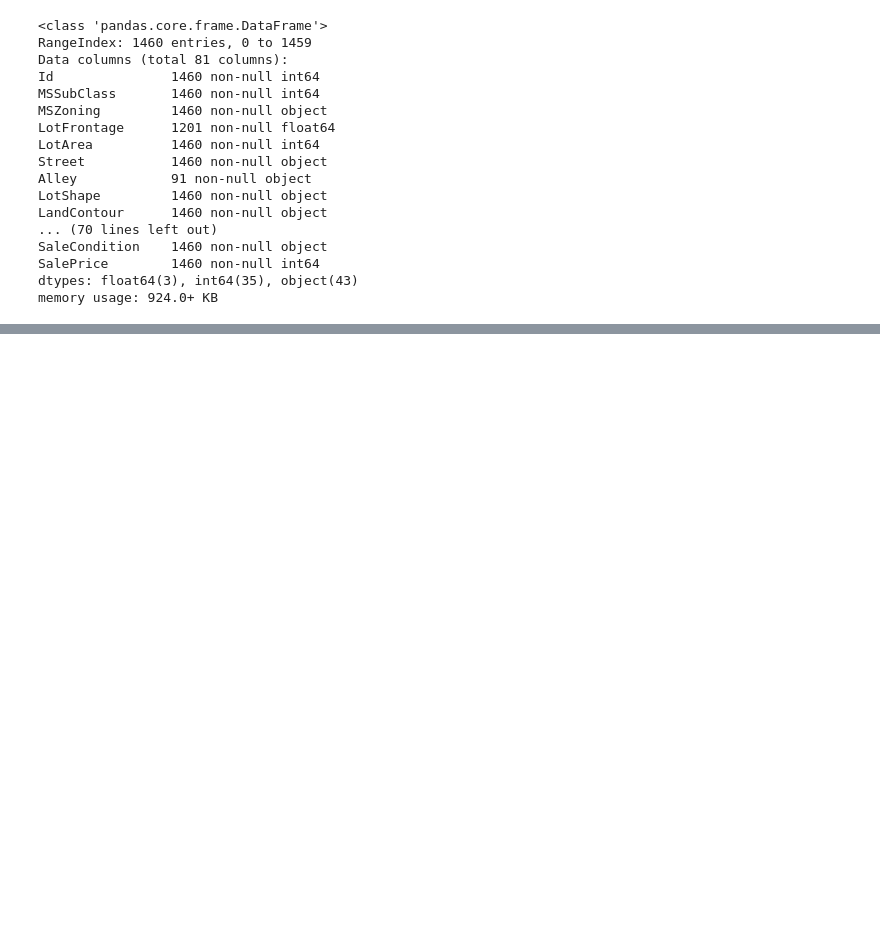
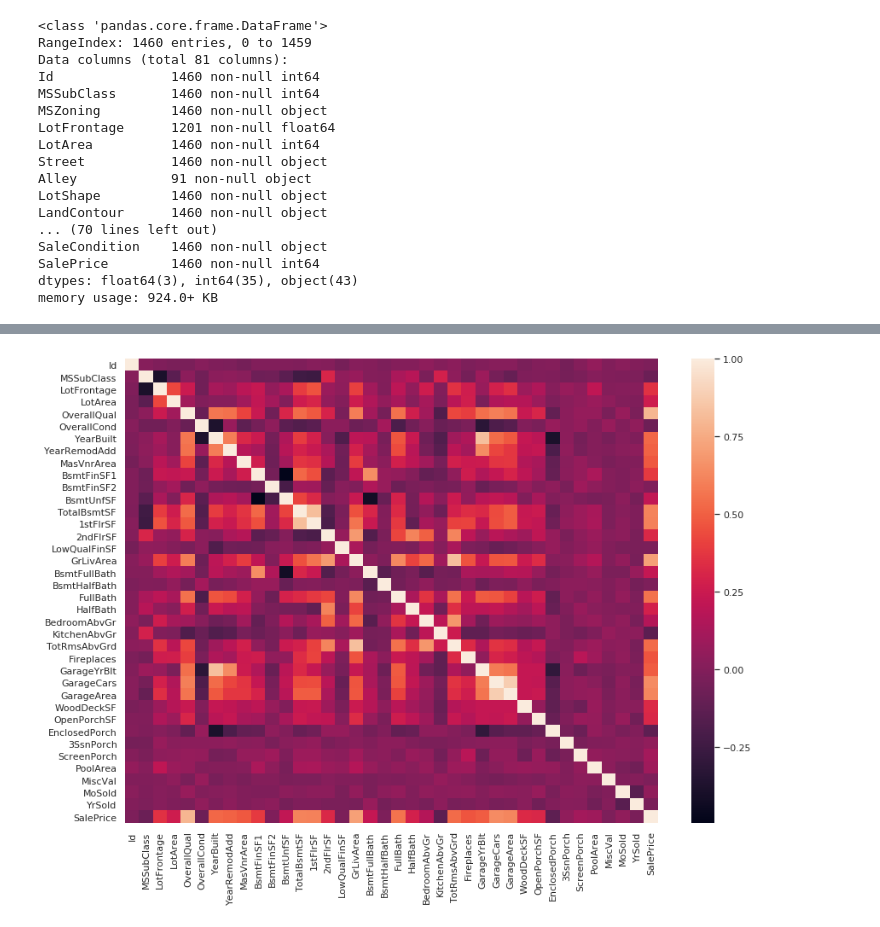
Before and after one commit to 03dipak/kaggle, a Jupyter notebook: HousePrice/HousePrices.ipynb, the cells around one changed output, grey strips where cells are left out. Drawn from its saved outputs; the diff is of its cells as text; code cells hidden in the pictures; blank space fills up the shorter version.

```diff
--- a/HousePrice/HousePrices.ipynb
+++ b/HousePrice/HousePrices.ipynb
@@ -54,0 +74,8 @@ memory usage: 924.0+ KB
+# %%
+plt.figure(figsize=(14,10))
+
+corrData = df_train.corr()
+a = sns.heatmap(corrData,)
+#%matplotlib inline
+# %% [output]
+[figure, added]
```
Also changed, not shown: parts of 9 cells of this notebook.
